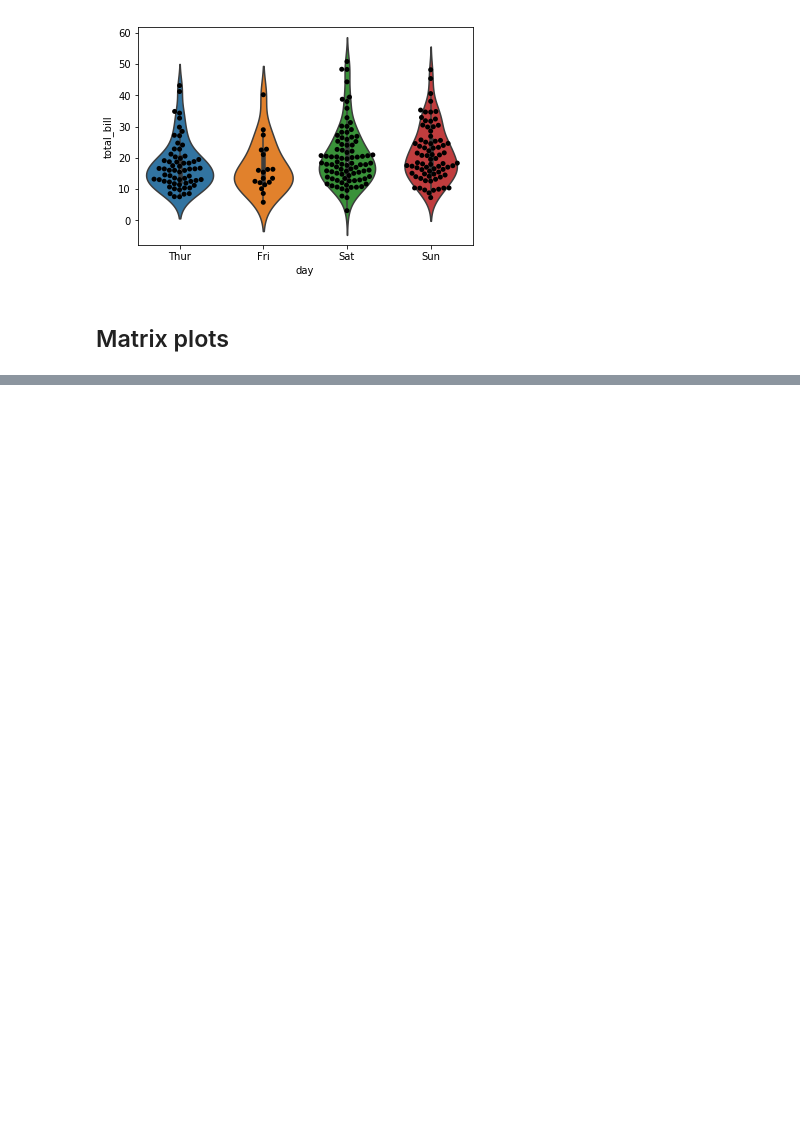
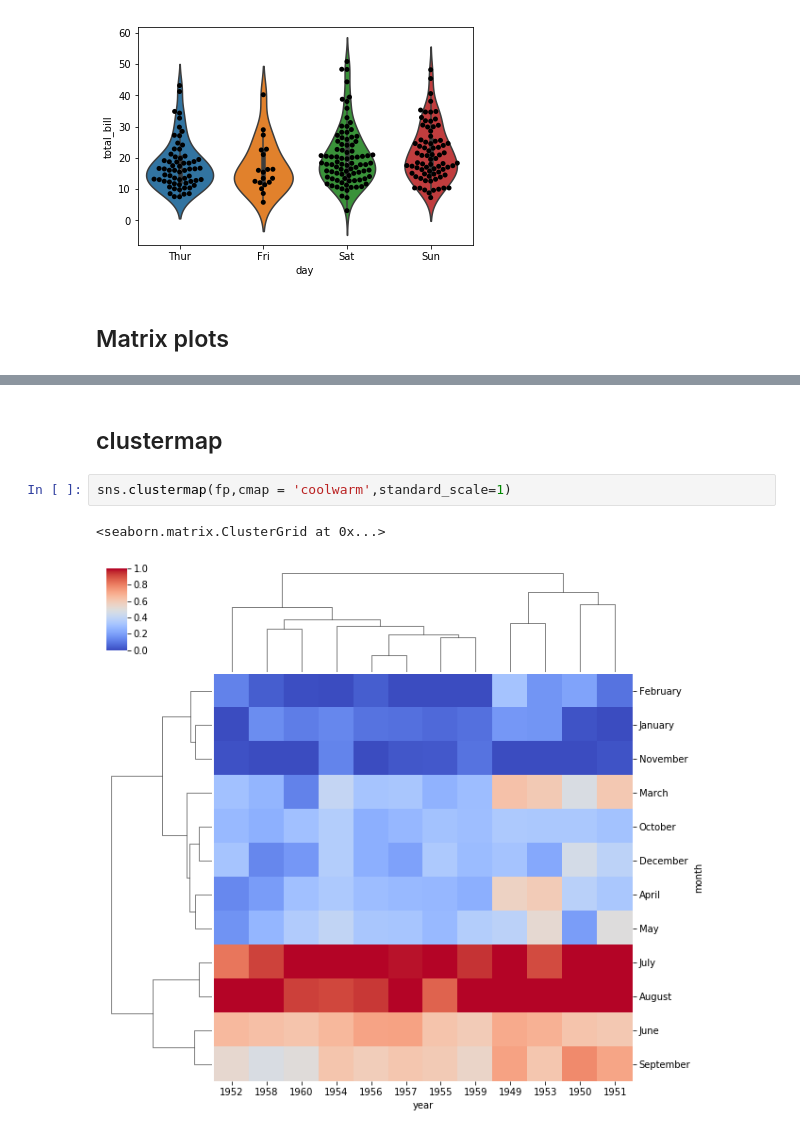
Before and after one commit to jingwang9302/DataScience-and-ML, a Jupyter notebook: Seaborn.ipynb, the cells around one changed output, grey strips where cells are left out. Saved outputs shown, nothing was run; the diff lists cells and outputs as text; blank space fills up the shorter version.

```diff
--- a/Seaborn.ipynb
+++ b/Seaborn.ipynb
@@ -192,0 +236,7 @@ sns.swarmplot('day',"total_bill",data = tips,color = 'black')
+# %% [markdown]
+## clustermap
+# %%
+sns.clustermap(fp,cmap = 'coolwarm',standard_scale=1)
+# %% [output]
+<seaborn.matrix.ClusterGrid at 0x...>
+[figure, added]
```
Also changed, not shown: parts of 24 cells of this notebook.
